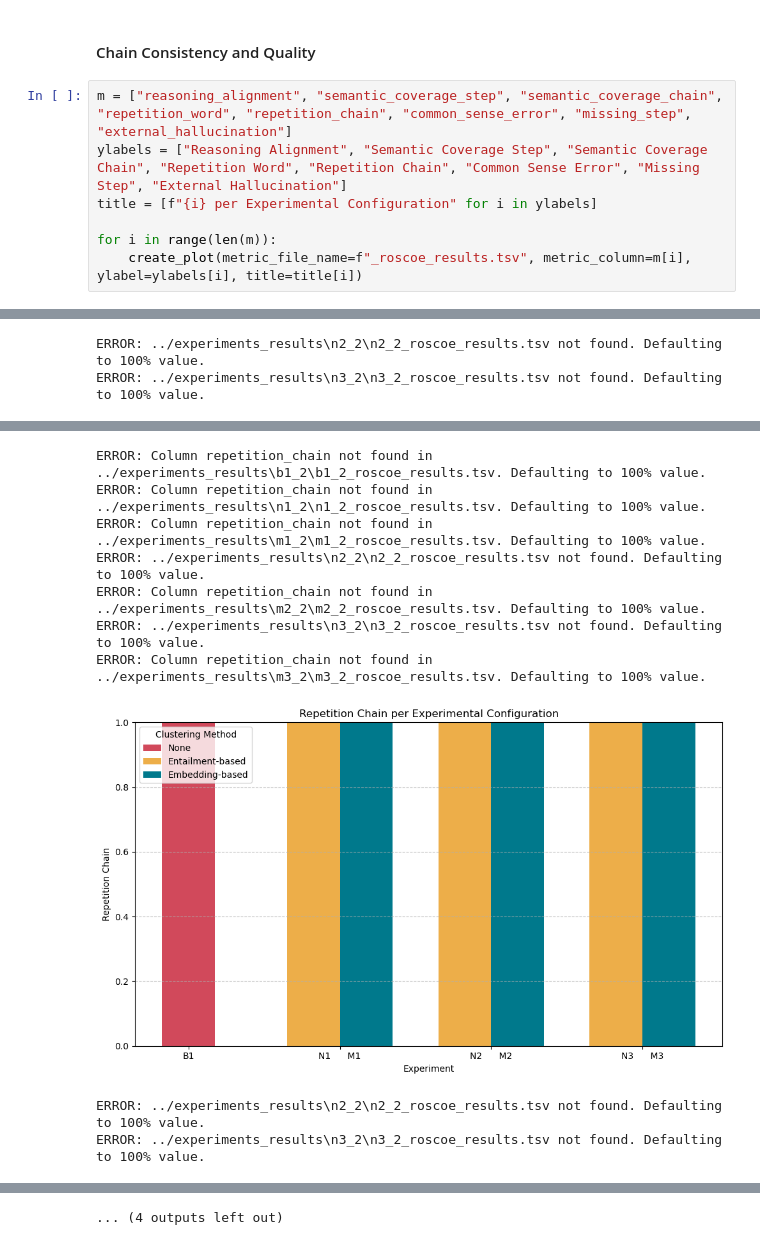
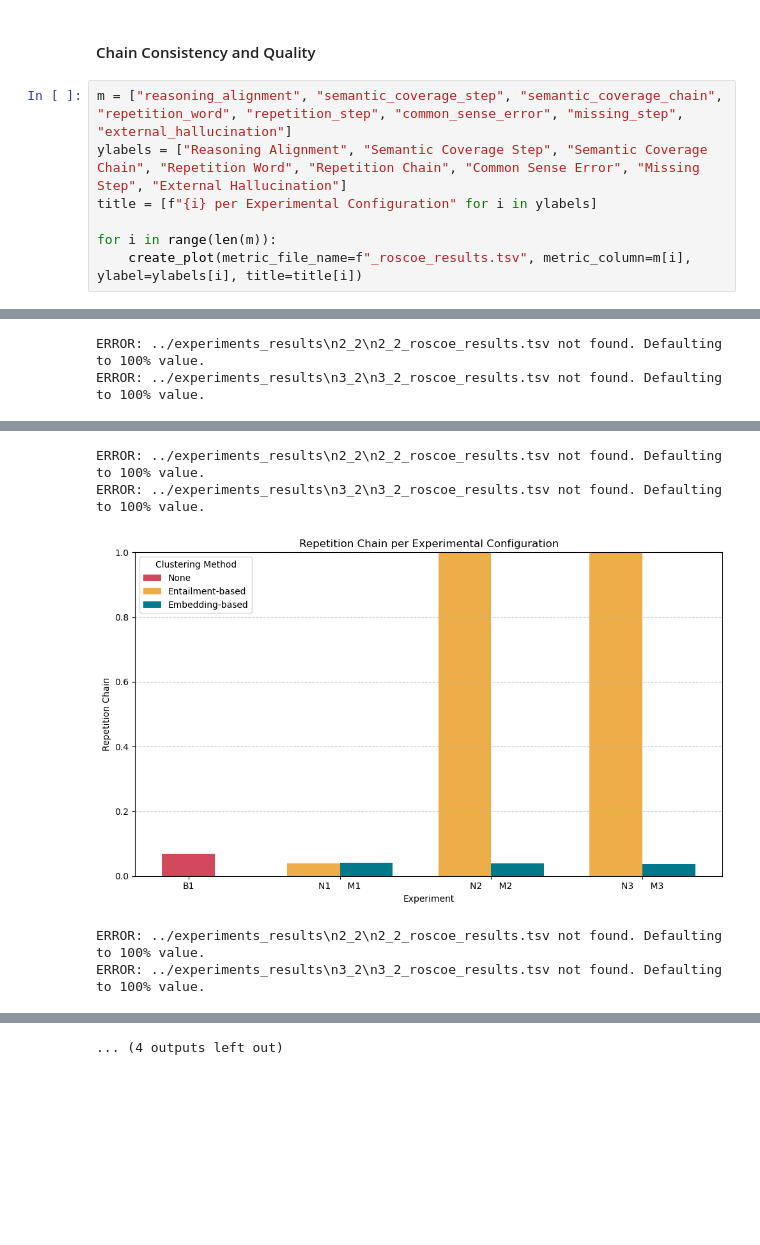
Before and after one commit to lenalibon/Bridging-the-Chains, a Jupyter notebook: analysis/comparison_methods.ipynb, the cells around one changed output, grey strips where cells are left out. Cells and saved outputs as stored; diff of their text form; blank space fills up the shorter version.

Commit message:
correct plot

```diff
--- a/analysis/comparison_methods.ipynb
+++ b/analysis/comparison_methods.ipynb
@@ -234,33 +234,28 @@ ERROR: ../experiments_results\n3_2\n3_2_f1_results.jsonl not found. Defaulting t
 # %% [markdown]
 #### Chain Consistency and Quality
 # %%
-m = ["reasoning_alignment", "semantic_coverage_step", "semantic_coverage_chain", "repetition_word", "repetition_chain", "common_sense_error", "missing_step", "external_hallucination"]
+m = ["reasoning_alignment", "semantic_coverage_step", "semantic_coverage_chain", "repetition_word", "repetition_step", "common_sense_error", "missing_step", "external_hallucination"]
 ylabels = ["Reasoning Alignment", "Semantic Coverage Step", "Semantic Coverage Chain", "Repetition Word", "Repetition Chain", "Common Sense Error", "Missing Step", "External Hallucination"]
 title = [f"{i} per Experimental Configuration" for i in ylabels]
 
 for i in range(len(m)):
     create_plot(metric_file_name=f"_roscoe_results.tsv", metric_column=m[i], ylabel=ylabels[i], title=title[i])
 # %% [output]
 ERROR: ../experiments_results\n2_2\n2_2_roscoe_results.tsv not found. Defaulting to 100% value.
 ERROR: ../experiments_results\n3_2\n3_2_roscoe_results.tsv not found. Defaulting to 100% value.
 [figure]
 ERROR: ../experiments_results\n2_2\n2_2_roscoe_results.tsv not found. Defaulting to 100% value.
 ERROR: ../experiments_results\n3_2\n3_2_roscoe_results.tsv not found. Defaulting to 100% value.
 [figure]
 ERROR: ../experiments_results\n2_2\n2_2_roscoe_results.tsv not found. Defaulting to 100% value.
 ERROR: ../experiments_results\n3_2\n3_2_roscoe_results.tsv not found. Defaulting to 100% value.
 [figure]
 ERROR: ../experiments_results\n2_2\n2_2_roscoe_results.tsv not found. Defaulting to 100% value.
 ERROR: ../experiments_results\n3_2\n3_2_roscoe_results.tsv not found. Defaulting to 100% value.
 [figure]
-ERROR: Column repetition_chain not found in ../experiments_results\b1_2\b1_2_roscoe_results.tsv. Defaulting to 100% value.
-ERROR: Column repetition_chain not found in ../experiments_results\n1_2\n1_2_roscoe_results.tsv. Defaulting to 100% value.
-ERROR: Column repetition_chain not found in ../experiments_results\m1_2\m1_2_roscoe_results.tsv. Defaulting to 100% value.
 ERROR: ../experiments_results\n2_2\n2_2_roscoe_results.tsv not found. Defaulting to 100% value.
-ERROR: Column repetition_chain not found in ../experiments_results\m2_2\m2_2_roscoe_results.tsv. Defaulting to 100% value.
 ERROR: ../experiments_results\n3_2\n3_2_roscoe_results.tsv not found. Defaulting to 100% value.
-ERROR: Column repetition_chain not found in ../experiments_results\m3_2\m3_2_roscoe_results.tsv. Defaulting to 100% value.
-[figure, old version]
+[figure, new version]
 ERROR: ../experiments_results\n2_2\n2_2_roscoe_results.tsv not found. Defaulting to 100% value.
 ERROR: ../experiments_results\n3_2\n3_2_roscoe_results.tsv not found. Defaulting to 100% value.
 [figure]
```
